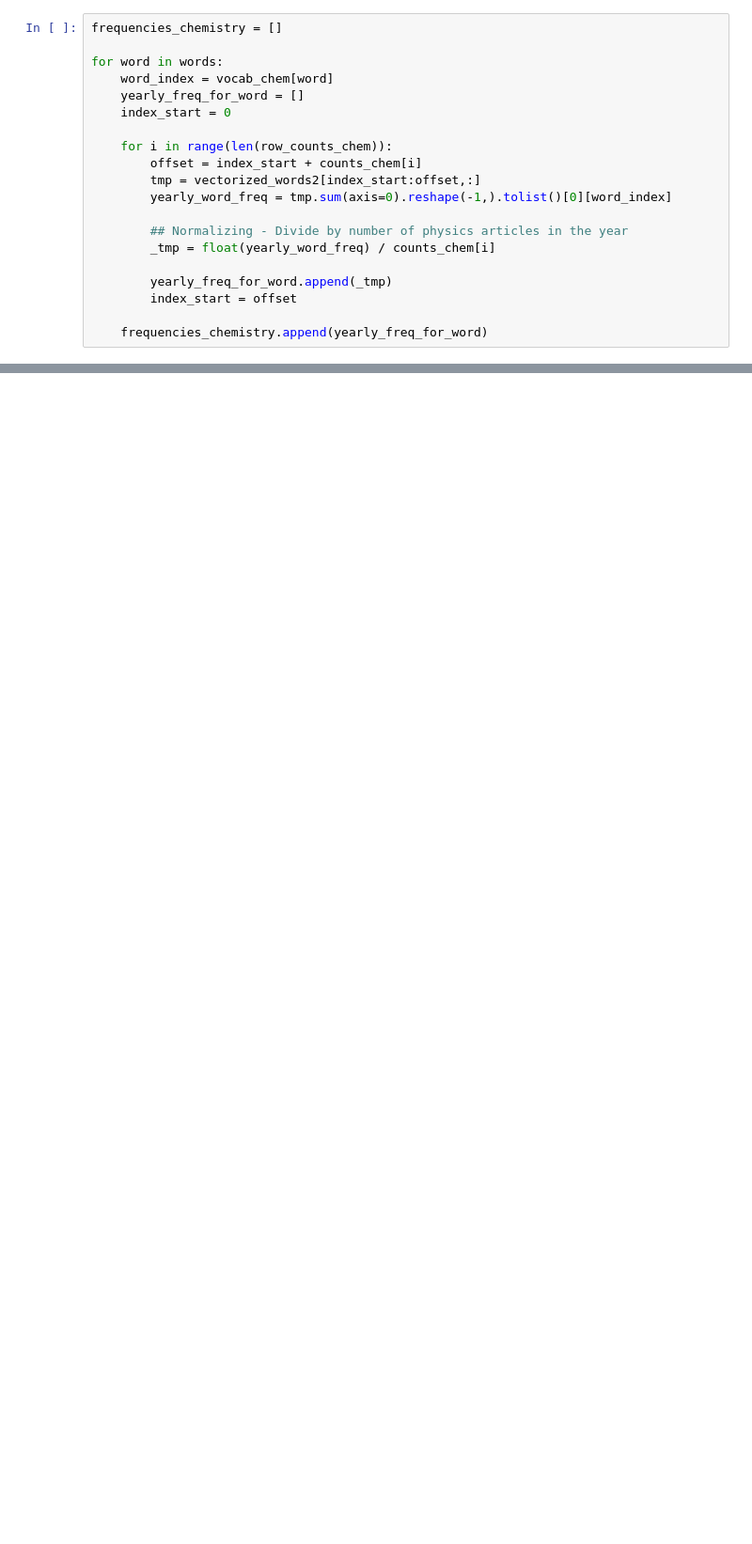
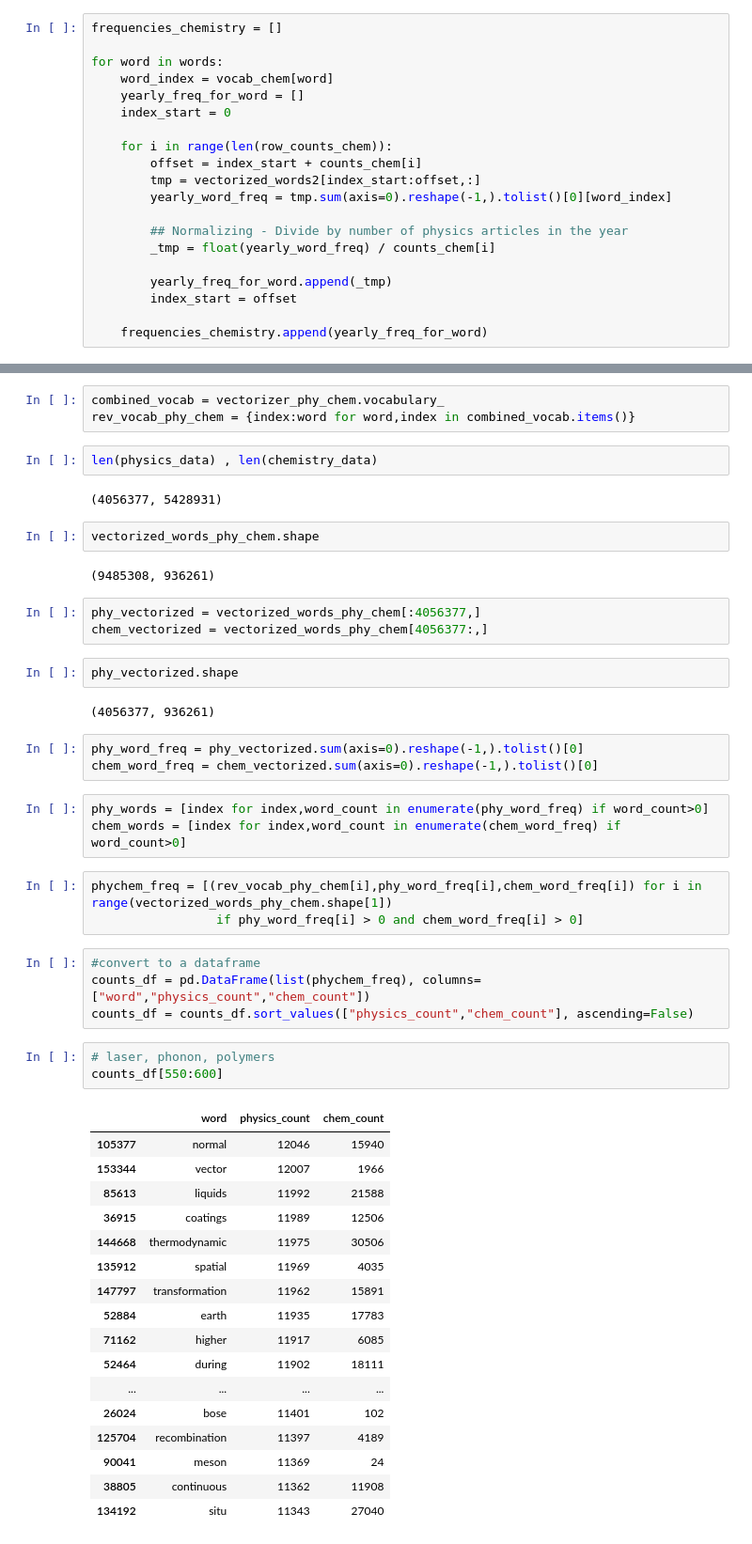
Before and after one commit to srjit/science-of-genius-title-impact, a Jupyter notebook: src/novelty-eda/Word Movement in Physics and Chemistry.ipynb, the cells around one changed output, grey strips where cells are left out. Shown: that part at 94% size. Saved outputs shown, nothing was run; the diff lists cells and outputs as text; blank space fills up the shorter version.

Commit message:
word movement across physics and chemistry

```diff
--- a/src/novelty-eda/Word Movement in Physics and Chemistry.ipynb
+++ b/src/novelty-eda/Word Movement in Physics and Chemistry.ipynb
@@ -256,0 +275,52 @@ Consider using IPython.display.IFrame instead
+# %%
+combined_vocab = vectorizer_phy_chem.vocabulary_
+rev_vocab_phy_chem = {index:word for word,index in combined_vocab.items()}
+# %%
+len(physics_data) , len(chemistry_data)
+# %% [output]
+(4056377, 5428931)
+# %%
+vectorized_words_phy_chem.shape
+# %% [output]
+(9485308, 936261)
+# %%
+phy_vectorized = vectorized_words_phy_chem[:4056377,]
+chem_vectorized = vectorized_words_phy_chem[4056377:,]
+# %%
+phy_vectorized.shape
+# %% [output]
+(4056377, 936261)
+# %%
+phy_word_freq = phy_vectorized.sum(axis=0).reshape(-1,).tolist()[0]
+chem_word_freq = chem_vectorized.sum(axis=0).reshape(-1,).tolist()[0]
+# %%
+phy_words = [index for index,word_count in enumerate(phy_word_freq) if word_count>0]
+chem_words = [index for index,word_count in enumerate(chem_word_freq) if word_count>0]
+# %%
+phychem_freq = [(rev_vocab_phy_chem[i],phy_word_freq[i],chem_word_freq[i]) for i in range(vectorized_words_phy_chem.shape[1])
+                 if phy_word_freq[i] > 0 and chem_word_freq[i] > 0]
+# %%
+#convert to a dataframe
+counts_df = pd.DataFrame(list(phychem_freq), columns=["word","physics_count","chem_count"])
+counts_df = counts_df.sort_values(["physics_count","chem_count"], ascending=False)
+# %%
+# laser, phonon, polymers
+counts_df[550:600]
+# %% [output]
+|  | word | physics_count | chem_count |
+| 105377 | normal | 12046 | 15940 |
+| 153344 | vector | 12007 | 1966 |
+| 85613 | liquids | 11992 | 21588 |
+| 36915 | coatings | 11989 | 12506 |
+| 144668 | thermodynamic | 11975 | 30506 |
+| 135912 | spatial | 11969 | 4035 |
+| 147797 | transformation | 11962 | 15891 |
+| 52884 | earth | 11935 | 17783 |
+| 71162 | higher | 11917 | 6085 |
+| 52464 | during | 11902 | 18111 |
+| ... | ... | ... | ... |
+| 26024 | bose | 11401 | 102 |
+| 125704 | recombination | 11397 | 4189 |
+| 90041 | meson | 11369 | 24 |
+| 38805 | continuous | 11362 | 11908 |
+| 134192 | situ | 11343 | 27040 |
```
Also changed, not shown: parts of 14 cells of this notebook, 1 other file.
